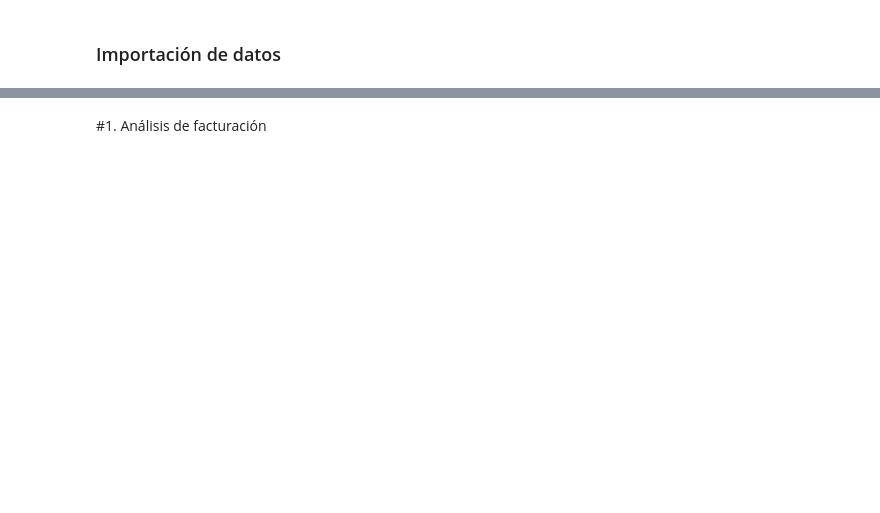
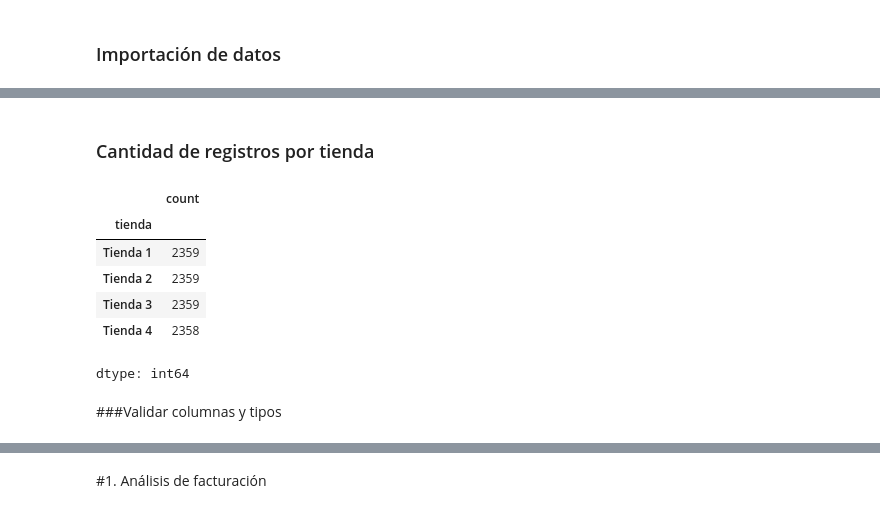
Before and after one commit to dmorganc14/analisis-alura-store, a Jupyter notebook: AluraStoreLatam.ipynb, the cells around one changed output, grey strips where cells are left out. Cells and saved outputs as stored; diff of their text form; code cells hidden in the pictures; blank space fills up the shorter version.

```diff
--- a/AluraStoreLatam.ipynb
+++ b/AluraStoreLatam.ipynb
@@ -34,0 +52,14 @@ tienda.tail()
+# %% [markdown]
+### Cantidad de registros por tienda
+# %%
+datos_tiendas["tienda"].value_counts()
+# %% [output]
+|  | count |
+| tienda |  |
+| Tienda 1 | 2359 |
+| Tienda 2 | 2359 |
+| Tienda 3 | 2359 |
+| Tienda 4 | 2358 |
+dtype: int64
+# %% [markdown]
+###Validar columnas y tipos
```
Also changed, not shown: parts of 15 cells of this notebook.
